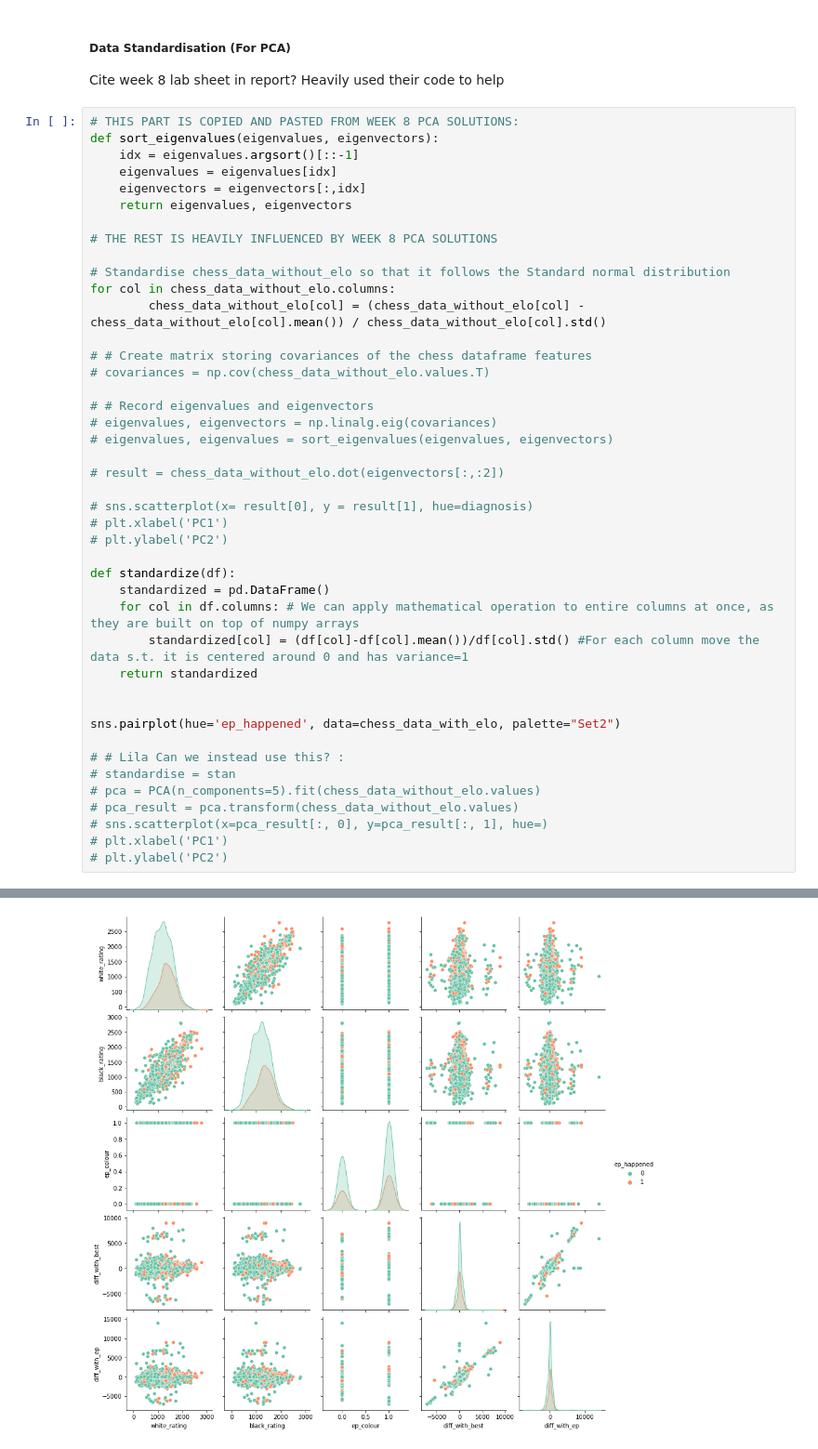
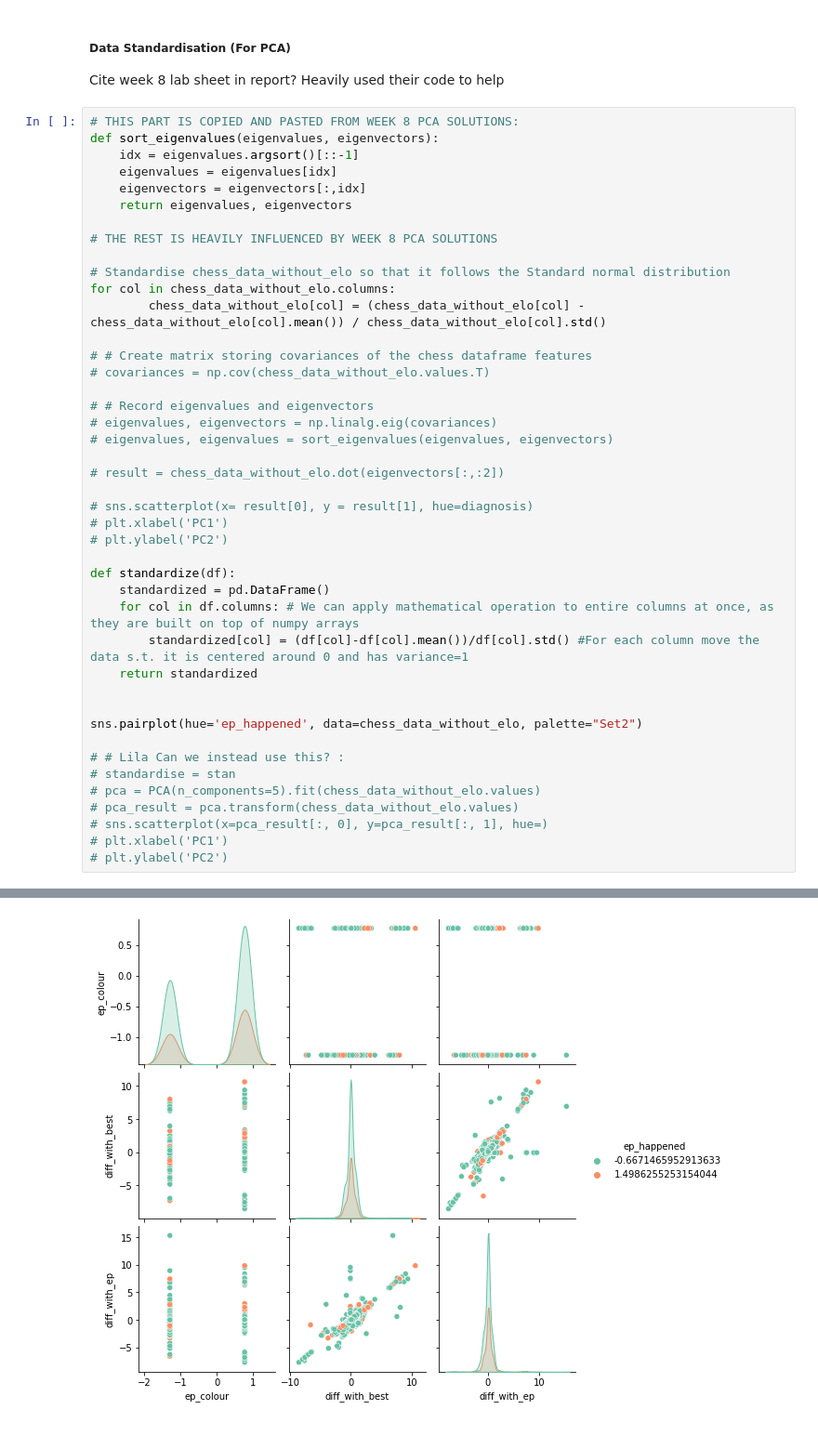
Before and after one commit to leon0241/fds-assignment-3, a Jupyter notebook: assignment-3-Q2.ipynb, the cells around one changed output, grey strips where cells are left out. Shown at 93% size. Saved outputs shown, nothing was run; the diff lists cells and outputs as text.

```diff
--- a/assignment-3-Q2.ipynb
+++ b/assignment-3-Q2.ipynb
@@ -583,35 +583,35 @@ for col in chess_data_without_elo.columns:
 # # Create matrix storing covariances of the chess dataframe features
 # covariances = np.cov(chess_data_without_elo.values.T)
 
 # # Record eigenvalues and eigenvectors
 # eigenvalues, eigenvectors = np.linalg.eig(covariances)
 # eigenvalues, eigenvalues = sort_eigenvalues(eigenvalues, eigenvectors)
 
 # result = chess_data_without_elo.dot(eigenvectors[:,:2])
 
 # sns.scatterplot(x= result[0], y = result[1], hue=diagnosis)
 # plt.xlabel('PC1')
 # plt.ylabel('PC2')
 
 def standardize(df):
     standardized = pd.DataFrame()
     for col in df.columns: # We can apply mathematical operation to entire columns at once, as they are built on top of numpy arrays
         standardized[col] = (df[col]-df[col].mean())/df[col].std() #For each column move the data s.t. it is centered around 0 and has variance=1
     return standardized
 
 
-sns.pairplot(hue='ep_happened', data=chess_data_with_elo, palette="Set2")
+sns.pairplot(hue='ep_happened', data=chess_data_without_elo, palette="Set2")
 
 # # Lila Can we instead use this? :
 # standardise = stan
 # pca = PCA(n_components=5).fit(chess_data_without_elo.values)
 # pca_result = pca.transform(chess_data_without_elo.values)
 # sns.scatterplot(x=pca_result[:, 0], y=pca_result[:, 1], hue=)
 # plt.xlabel('PC1')
 # plt.ylabel('PC2')
 # %% [output]
 <seaborn.axisgrid.PairGrid at 0x...>
-[figure, old version]
+[figure, new version]
 # %%
 ep_happened_result = chess_data_without_elo["ep_happened"]
 
```
Also changed, not shown: parts of 1 cell of this notebook.
